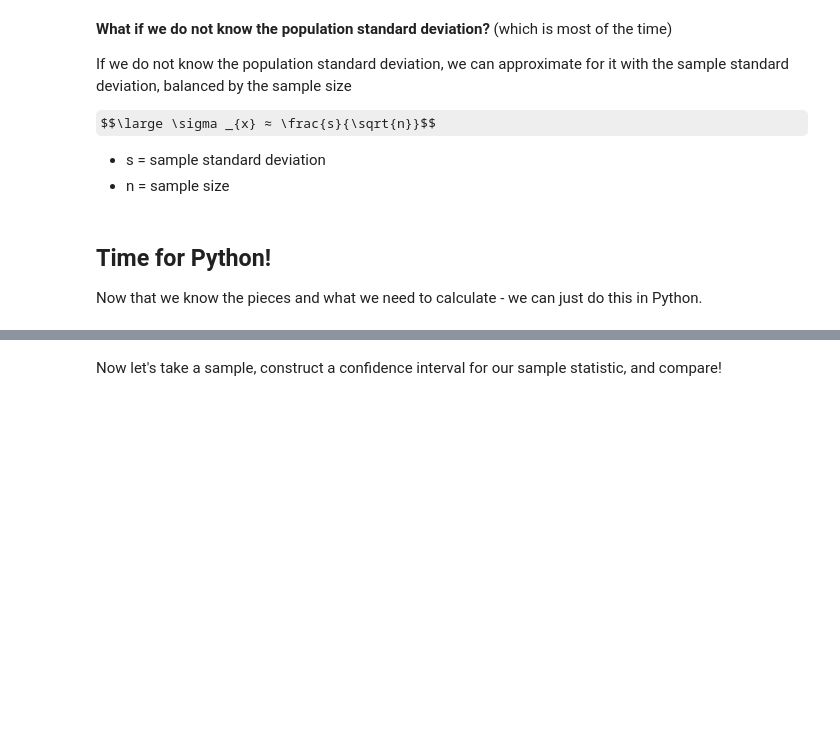
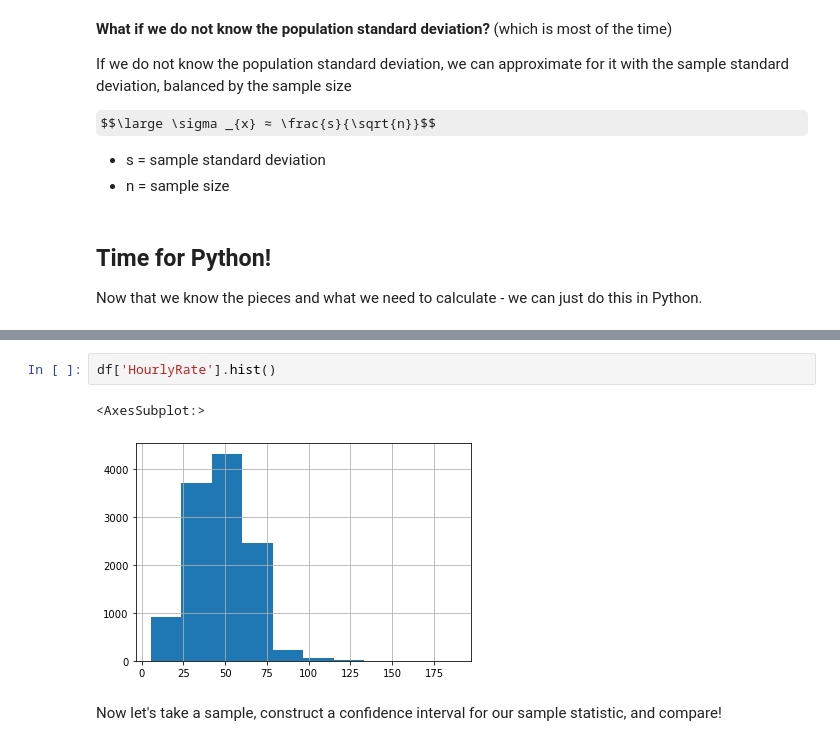
Before and after one commit to rbdaly16/NATL-DS-Live-062623, a Jupyter notebook: Phase2/Lectures/07_ConstructingConfidenceIntervals.ipynb, the cells around one changed output, grey strips where cells are left out. Cells and saved outputs as stored; diff of their text form; some formulas as TeX source; blank space fills up the shorter version.

```diff
--- a/Phase2/Lectures/07_ConstructingConfidenceIntervals.ipynb
+++ b/Phase2/Lectures/07_ConstructingConfidenceIntervals.ipynb
@@ -139,3 +150,8 @@ print(f"Population Mean: {pop_mean:.2f}, Population Standard Deviation: {pop_std
+# %%
+df['HourlyRate'].hist()
+# %% [output]
+<AxesSubplot:>
+[figure, added]
 # %% [markdown]
 Now let's take a sample, construct a confidence interval for our sample statistic, and compare!
 # %%
```
Also changed, not shown: parts of 27 cells of this notebook, 1 other file.
